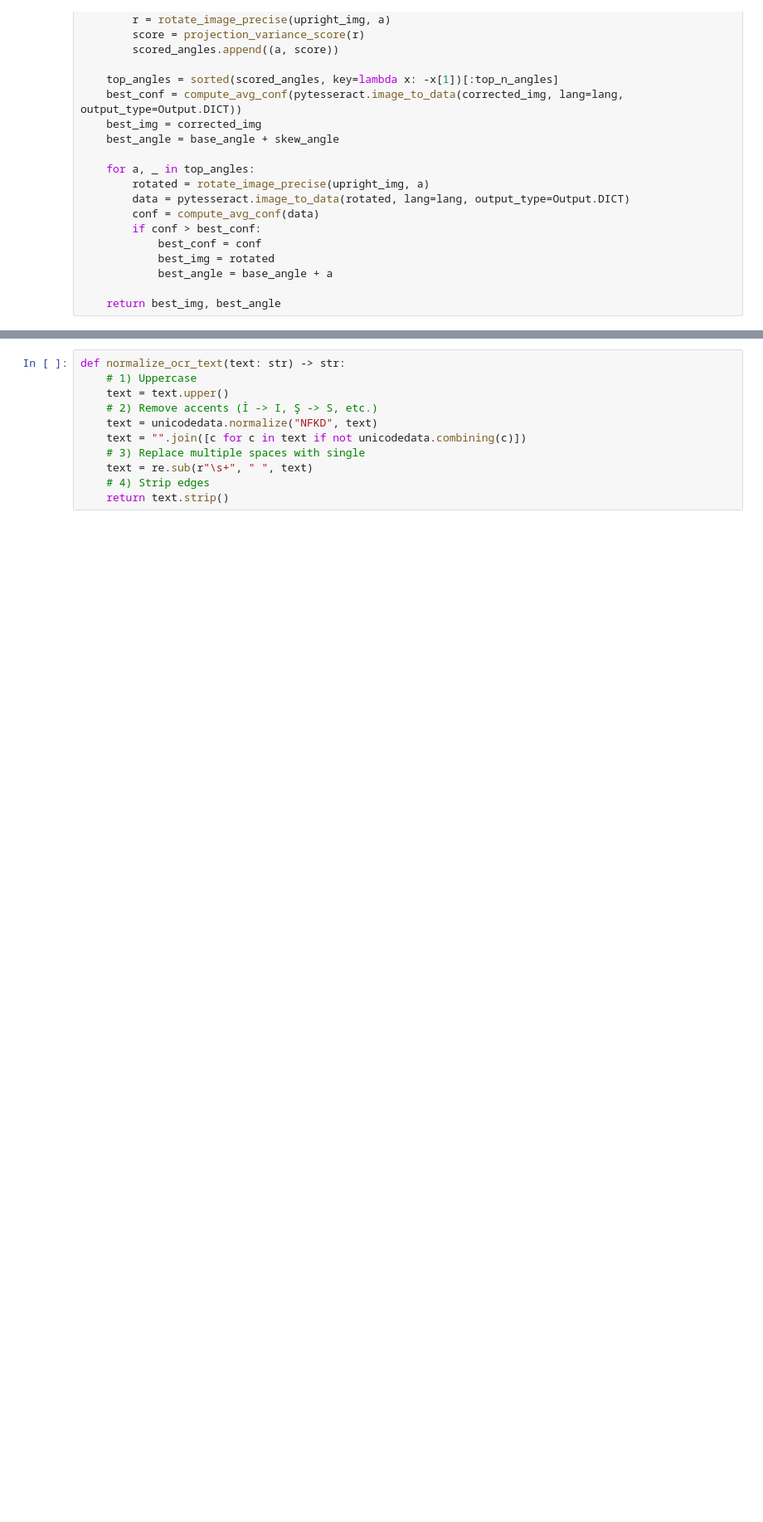
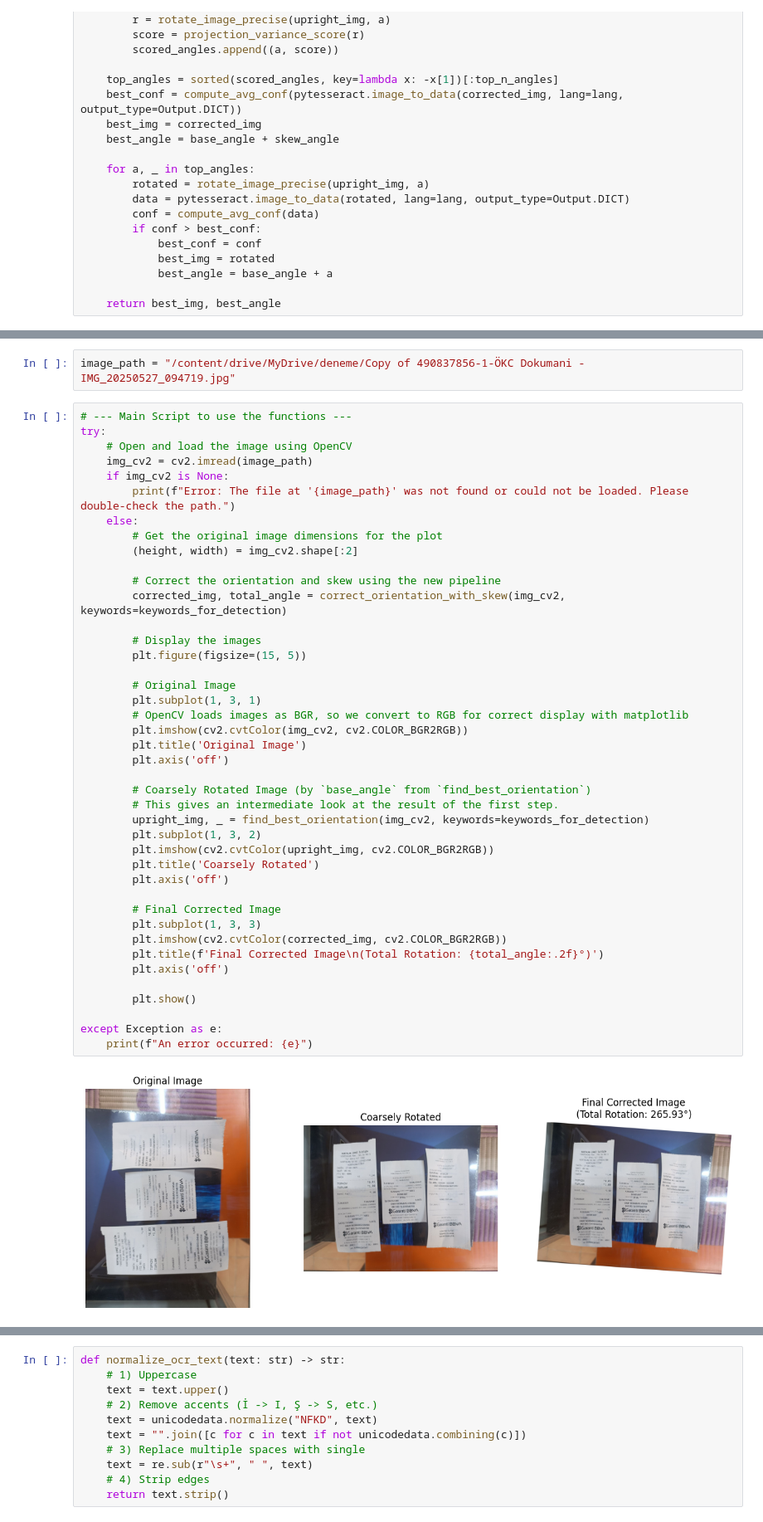
Before and after one commit to kaptanece/receipt-processing, a Jupyter notebook: receiptdetection_latest.ipynb, the cells around one changed output, grey strips where cells are left out. Shown at 83% size. Drawn from its saved outputs; the diff is of its cells as text; blank space fills up the shorter version.

```diff
--- a/receiptdetection_latest.ipynb
+++ b/receiptdetection_latest.ipynb
@@ -545,0 +261,46 @@ This function determines the **most likely receipt type** for a given cluster of
+# %%
+image_path = "/content/drive/MyDrive/deneme/Copy of 490837856-1-ÖKC Dokumani - IMG_20250527_094719.jpg"
+# %%
+# --- Main Script to use the functions ---
+try:
+    # Open and load the image using OpenCV
+    img_cv2 = cv2.imread(image_path)
+    if img_cv2 is None:
+        print(f"Error: The file at '{image_path}' was not found or could not be loaded. Please double-check the path.")
+    else:
+        # Get the original image dimensions for the plot
+        (height, width) = img_cv2.shape[:2]
+
+        # Correct the orientation and skew using the new pipeline
+        corrected_img, total_angle = correct_orientation_with_skew(img_cv2, keywords=keywords_for_detection)
+
+        # Display the images
+        plt.figure(figsize=(15, 5))
+
+        # Original Image
+        plt.subplot(1, 3, 1)
+        # OpenCV loads images as BGR, so we convert to RGB for correct display with matplotlib
+        plt.imshow(cv2.cvtColor(img_cv2, cv2.COLOR_BGR2RGB))
+        plt.title('Original Image')
+        plt.axis('off')
+
+        # Coarsely Rotated Image (by `base_angle` from `find_best_orientation`)
+        # This gives an intermediate look at the result of the first step.
+        upright_img, _ = find_best_orientation(img_cv2, keywords=keywords_for_detection)
+        plt.subplot(1, 3, 2)
+        plt.imshow(cv2.cvtColor(upright_img, cv2.COLOR_BGR2RGB))
+        plt.title('Coarsely Rotated')
+        plt.axis('off')
+
+        # Final Corrected Image
+        plt.subplot(1, 3, 3)
+        plt.imshow(cv2.cvtColor(corrected_img, cv2.COLOR_BGR2RGB))
+        plt.title(f'Final Corrected Image\n(Total Rotation: {total_angle:.2f}°)')
+        plt.axis('off')
+
+        plt.show()
+
+except Exception as e:
+    print(f"An error occurred: {e}")
+# %% [output]
+[figure, added]
```
Also changed, not shown: parts of 48 cells of this notebook.
